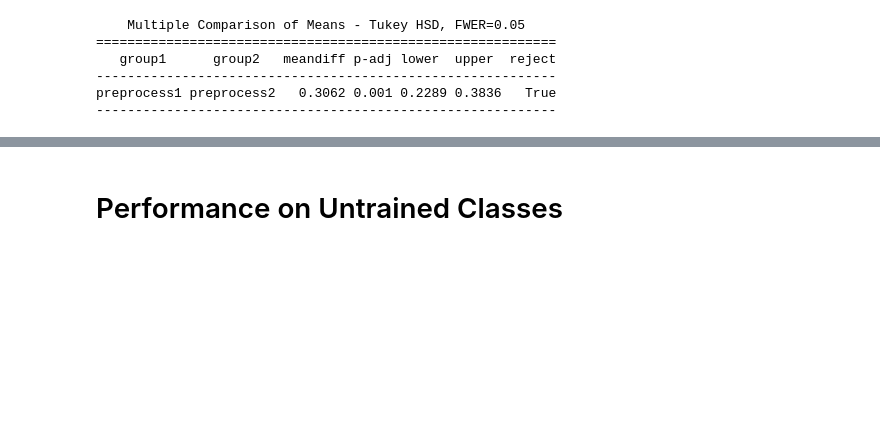
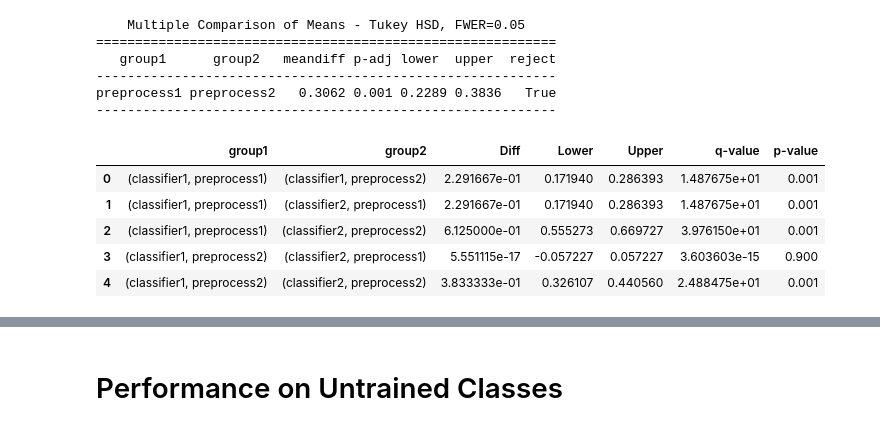
Before and after one commit to maddybartlett/Thesis_Notebooks, a Jupyter notebook: Chapter5_LMUs/Analysis/Analysis.ipynb, the cells around one changed output, grey strips where cells are left out. Saved outputs shown, nothing was run; the diff lists cells and outputs as text; code cells hidden in the pictures; blank space fills up the shorter version.

```diff
--- a/Chapter5_LMUs/Analysis/Analysis.ipynb
+++ b/Chapter5_LMUs/Analysis/Analysis.ipynb
@@ -1033,3 +1046,16 @@ print(mc_results)
 -----------------------------------------------------------
 preprocess1 preprocess2   0.3062 0.001 0.2289 0.3836   True
 -----------------------------------------------------------
+# %%
+from bioinfokit.analys import stat
+res = stat()
+res.tukey_hsd(df=stacked_data, res_var='result', xfac_var=['classifier','preprocess'],
+              anova_model='result ~ classifier:preprocess')
+res.tukey_summary.head()
+# %% [output]
+|  | group1 | group2 | Diff | Lower | Upper | q-value | p-value |
+| 0 | (classifier1, preprocess1) | (classifier1, preprocess2) | 2.291667e-01 | 0.171940 | 0.286393 | 1.487675e+01 | 0.001 |
+| 1 | (classifier1, preprocess1) | (classifier2, preprocess1) | 2.291667e-01 | 0.171940 | 0.286393 | 1.487675e+01 | 0.001 |
+| 2 | (classifier1, preprocess1) | (classifier2, preprocess2) | 6.125000e-01 | 0.555273 | 0.669727 | 3.976150e+01 | 0.001 |
+| 3 | (classifier1, preprocess2) | (classifier2, preprocess1) | 5.551115e-17 | -0.057227 | 0.057227 | 3.603603e-15 | 0.900 |
+| 4 | (classifier1, preprocess2) | (classifier2, preprocess2) | 3.833333e-01 | 0.326107 | 0.440560 | 2.488475e+01 | 0.001 |
```
Also changed, not shown: parts of 4 cells of this notebook, 1 other file.
